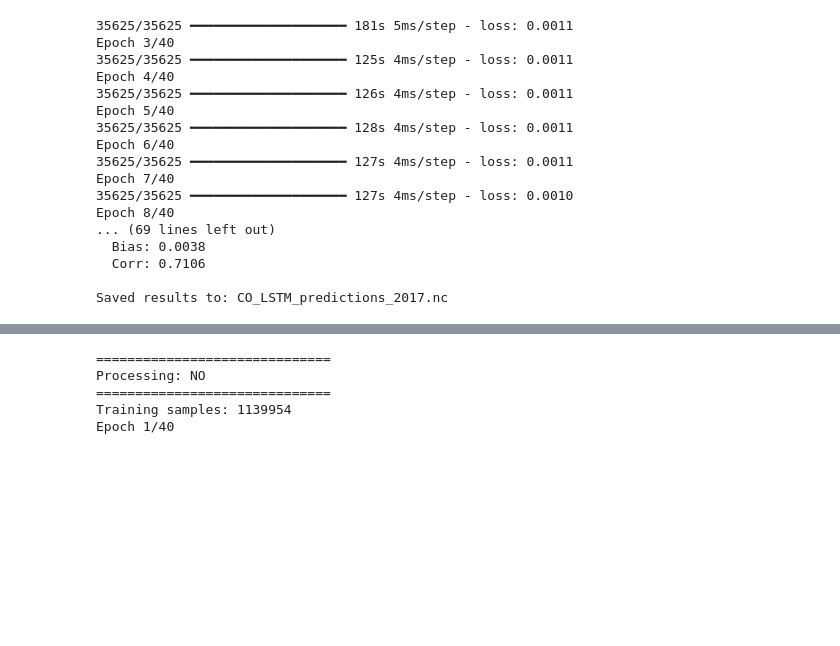
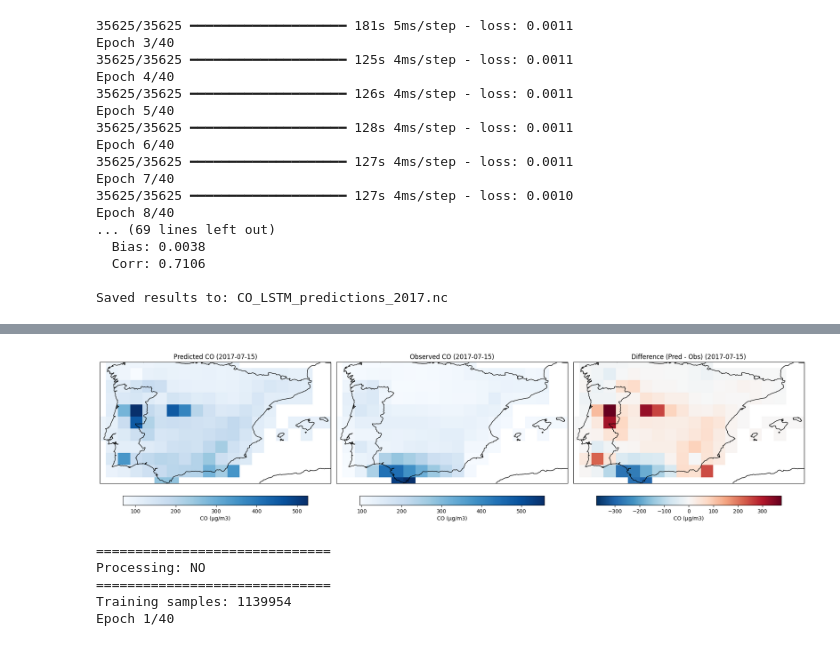
Before and after one commit to Sofs27/Thesis, a Jupyter notebook: Code/Model.ipynb, the cells around one changed output, grey strips where cells are left out. Cells and saved outputs as stored; diff of their text form; code cells hidden in the pictures; blank space fills up the shorter version.

```diff
--- a/Code/Model.ipynb
+++ b/Code/Model.ipynb
@@ -307,3 +412,81 @@ Saved results to: CO_LSTM_predictions_2017.nc
+# %%
+import xarray as xr
+import matplotlib.pyplot as plt
+import cartopy.crs as ccrs
+import cartopy.feature as cfeature
+import numpy as np
+
+# Load dataset
+file_path = r"C:\Users\sofia\OneDrive\Ambiente de Trabalho\ISA\Thesis\Code\CO_LSTM_predictions_2017.nc"
+ds = xr.open_dataset(file_path)
+
+date = "2017-07-15"
+
+# Select data (originally in mg/m3)
+pred = ds["CO_predicted"].sel(time=date)
+obs  = ds["CO_observed"].sel(time=date)
+diff = ds["CO_difference"].sel(time=date)
+
+# Convert from mg/m3 to µg/m3
+conversion_factor = 1000
+
+pred = pred * conversion_factor
+obs  = obs  * conversion_factor
+diff = diff * conversion_factor
+
+# Mask invalid (NaN) areas
+mask = np.isfinite(obs.values)
+
+lat = ds.latitude.values
+lon = ds.longitude.values
+
+# Find bounding box of valid data
+lat_valid = lat[np.any(mask, axis=1)]
+lon_valid = lon[np.any(mask, axis=0)]
+
+lat_min, lat_max = lat_valid.min(), lat_valid.max()
+lon_min, lon_max = lon_valid.min(), lon_valid.max()
+
+# Common color scale for pred & obs
+vmin = min(pred.min(), obs.min())
+vmax = max(pred.max(), obs.max())
+
+proj = ccrs.PlateCarree()
+
+fig, axes = plt.subplots(
+    1, 3,
+    figsize=(19, 7),
+    subplot_kw={"projection": proj}
+)
+
+datasets = [pred, obs, diff]
+titles = ["Predicted CO", "Observed CO", "Difference (Pred - Obs)"]
+cmaps = ["Blues", "Blues", "RdBu_r"]
+
+for ax, data, title, cmap in zip(axes, datasets, titles, cmaps):
+
+    pollutant_label = "CO (µg/m3)"
+
+    im = data.plot(
+        ax=ax,
+        transform=proj,
+        cmap=cmap,
+        add_colorbar=True,
+        cbar_kwargs={"orientation": "horizontal","pad": 0.05 ,"shrink": 0.8, "label": pollutant_label}
+    )
+
+    ax.set_extent([lon_min, lon_max, lat_min, lat_max], crs=proj)
+
+    ax.coastlines(resolution="10m")
+    ax.add_feature(cfeature.BORDERS, linewidth=1)
+    ax.add_feature(cfeature.LAND, facecolor="none", edgecolor="black", alpha=0.3)
+
+    ax.set_title(f"{title} ({date})")
+
+plt.tight_layout()
+plt.show()
+# %% [output]
+[figure, added]
 # %%
 # ============================================================
 # DAILY POLLUTANT PREDICTION WITH LSTM (SINGLE POLLUTANT)
```
Also changed, not shown: parts of 11 cells of this notebook, 12 other files.
